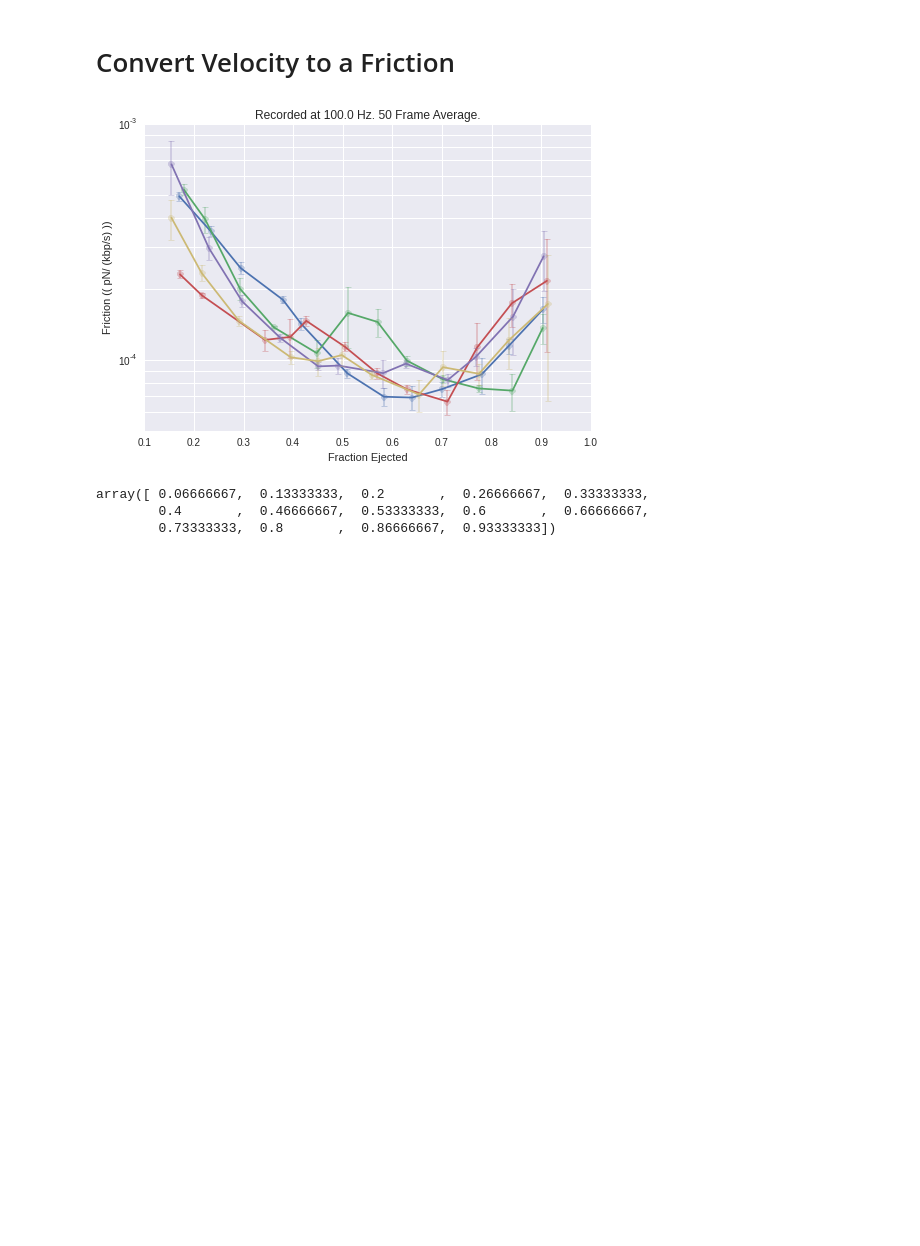
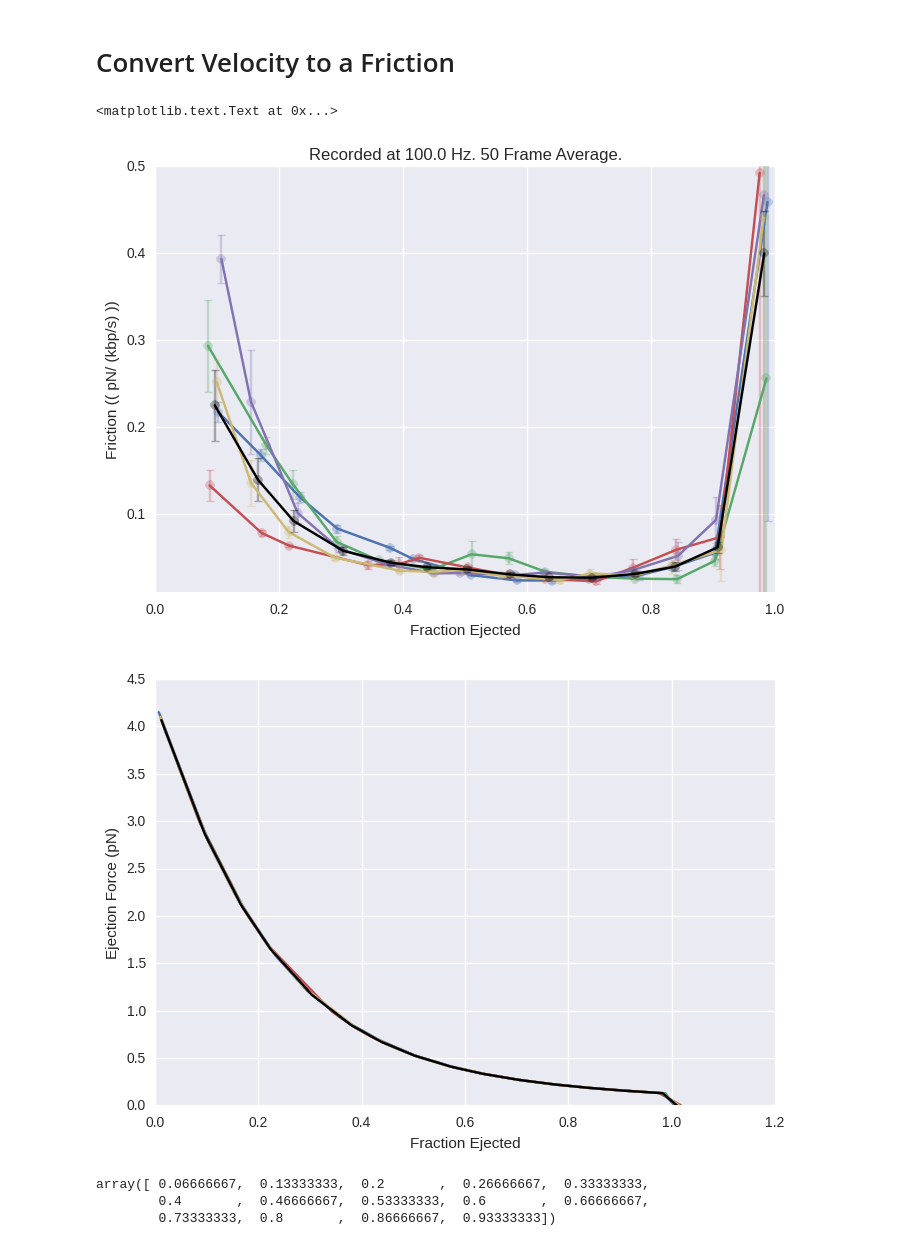
Before and after one commit to manoharan-lab/virus-ejection, a Jupyter notebook: MeanFrictionAnalysis.ipynb, the cells around one changed output. Saved outputs shown, nothing was run; the diff lists cells and outputs as text; code cells hidden in the pictures; blank space fills up the shorter version.

Commit message:
Fixed bug in friction force calculation. Added mean velocity and friction plots

```diff
--- a/MeanFrictionAnalysis.ipynb
+++ b/MeanFrictionAnalysis.ipynb
@@ -179,6 +179,13 @@ for i in range(0,len(datas)):
     binned_datas.append(binned_data)
     binned_vels.append(binned_vel)
 
+#get mean of all data sets
+data_mean = binned_datas_mean.mean(0)
+data_std = binned_datas_mean.std(0)
+vel_mean = binned_vels_mean.mean(0)
+vel_std = binned_vels_mean.std(0)
+
+
 #plot velocity
 colors = seaborn.color_palette("deep", 10)
 plt.figure();plt.title( 'Recorded at ' + str(1/time_spacing) + ' Hz. ' +str(n_mov_avg) + ' Frame Average.' )
@@ -188,6 +195,8 @@ for i in range(0,len(binned_vels)):
     x_errorbar = binned_datas_std[i,:]/np.sqrt( binned_datas_n[i,:]/float(n_mov_avg))
     plt.errorbar(1-binned_datas_mean[i,:], binned_vels_mean[i,:], yerr=y_errorbar, fmt = 'o', capthick = 1, alpha = 0.3, color = colors[i])
     #plt.errorbar(binned_datas_mean[i,:], binned_vels_mean[i,:], xerr = x_errorbar, yerr=y_errorbar, fmt = 'o', capthick = 1, alpha = 0.3, color = colors[i])
+plt.plot(1-data_mean,vel_mean, '-', color = 'k')
+plt.errorbar(1-data_mean, vel_mean, yerr = vel_std/np.sqrt(len(datas)), fmt = 'o', capthick = 1, alpha = 0.3, color = 'k' )
 plt.xlabel('Fraction Ejected')
 plt.ylabel('Velocity (Fraction Ejected / second)')
 #plt.savefig('/home/agoldfain/forRees.eps', dpi=300)
@@ -198,36 +208,52 @@ plt.ylabel('Velocity (Fraction Ejected / second)')
 # %%
 F0 = 55000. #pN/nm^2
 c = .27 #nm
 Rout = 29. # nm
 z = 2*Rout # nm
-L_max = 48500*.34 #nm
+n_bp = 48500 #number basepairs
+L_max = n_bp*.34 #nm
 psi_p = 50. # nm
 kBT = 1.38e-23*(273.15+24) *1e12*1e9 # convert to pN and nm
 binned_forces = np.empty((len(datas), n_bins+1 ))
 for i in range(0,len(datas)):
     binned_forces[i,:] = ef.ejection_force(binned_datas_mean[i,:]*L_max,F0,c,Rout,z,psi_p,kBT,geom = 'cyl')
+force_mean = ef.ejection_force(data_mean*L_max,F0,c,Rout,z,psi_p,kBT,geom = 'cyl')
 
-binned_frictions_mean = binned_forces/(binned_vels_mean*L_max)*-1
-binned_frictions_std = binned_forces*binned_vels_std/binned_vels_mean**2/L_max
+binned_frictions_mean = binned_forces/(binned_vels_mean*n_bp/1000.)*-1
+binned_frictions_std = binned_forces*binned_vels_std/binned_vels_mean**2/(n_bp/1000.)
+friction_mean = force_mean/(vel_mean*n_bp/1000.)*-1
+friction_std = force_mean*vel_std/vel_mean**2/(n_bp/1000.)
 
 #plot friction
 colors = seaborn.color_palette("deep", 10)
 plt.figure();plt.title( 'Recorded at ' + str(1/time_spacing) + ' Hz. ' +str(n_mov_avg) + ' Frame Average.' )
 for i in range(0,len(binned_vels)):
-    x_vals = 1-binned_datas_mean[i,:][2:-2]
-    y_vals = binned_frictions_mean[i,:][2:-2]
+    x_vals = 1-binned_datas_mean[i,:][1:-1]
+    y_vals = binned_frictions_mean[i,:][1:-1]
     plt.plot(x_vals, y_vals, '-', label = str(i), color = colors[i])
-    y_errorbar = (binned_frictions_std[i,:]/np.sqrt( binned_datas_n[i,:]/float(n_mov_avg) ))[2:-2]
-    x_errorbar = (binned_datas_std[i,:]/np.sqrt( binned_datas_n[i,:]/float(n_mov_avg) ))[2:-2]
+    y_errorbar = (binned_frictions_std[i,:]/np.sqrt( binned_datas_n[i,:]/float(n_mov_avg) ))[1:-1]
+    x_errorbar = (binned_datas_std[i,:]/np.sqrt( binned_datas_n[i,:]/float(n_mov_avg) ))[1:-1]
     plt.errorbar(x_vals, y_vals, yerr=y_errorbar, fmt = 'o', capthick = 1, alpha = 0.3, color = colors[i])
     #plt.errorbar(x_vals, y_vals, xerr = x_errorbar, yerr=y_errorbar, fmt = 'o', capthick = 1, alpha = 0.3, color = colors[i])
+plt.plot(1-data_mean[1:-1], friction_mean[1:-1], '-k')
+plt.errorbar(1-data_mean[1:-1], friction_mean[1:-1], yerr = friction_std[1:-1]/np.sqrt(len(datas)), fmt = 'o', capthick = 1, alpha = 0.3, color = 'k')
 plt.xlabel('Fraction Ejected')
 plt.ylabel('Friction (( pN/ (kbp/s) ))')
-plt.yscale('log')
-plt.ylim(5e-5,1e-3)
-#plt.savefig('/home/agoldfain/forRees2.eps', dpi=300)
+#plt.yscale('log')
+plt.ylim(0.01,0.5)
+#plt.savefig('/home/agoldfain/forRees.eps', dpi=300)
+
+plt.figure();
+for i in range(0,len(binned_vels)):
+    plt.plot(1-binned_datas_mean[i,:], binned_forces[i,:], '-', label = str(i), color = colors[i])
+plt.plot(1-data_mean, force_mean, '-k')
+
+plt.xlabel('Fraction Ejected')
+plt.ylabel('Ejection Force (pN)')
 # %% [output]
+<matplotlib.text.Text at 0x...>
-[figure, old version]
+[figure, new version]
+[figure, added]
 # %%
 bins[1:-1]
 # %% [output]
```
Also changed, not shown: parts of 1 cell of this notebook.
